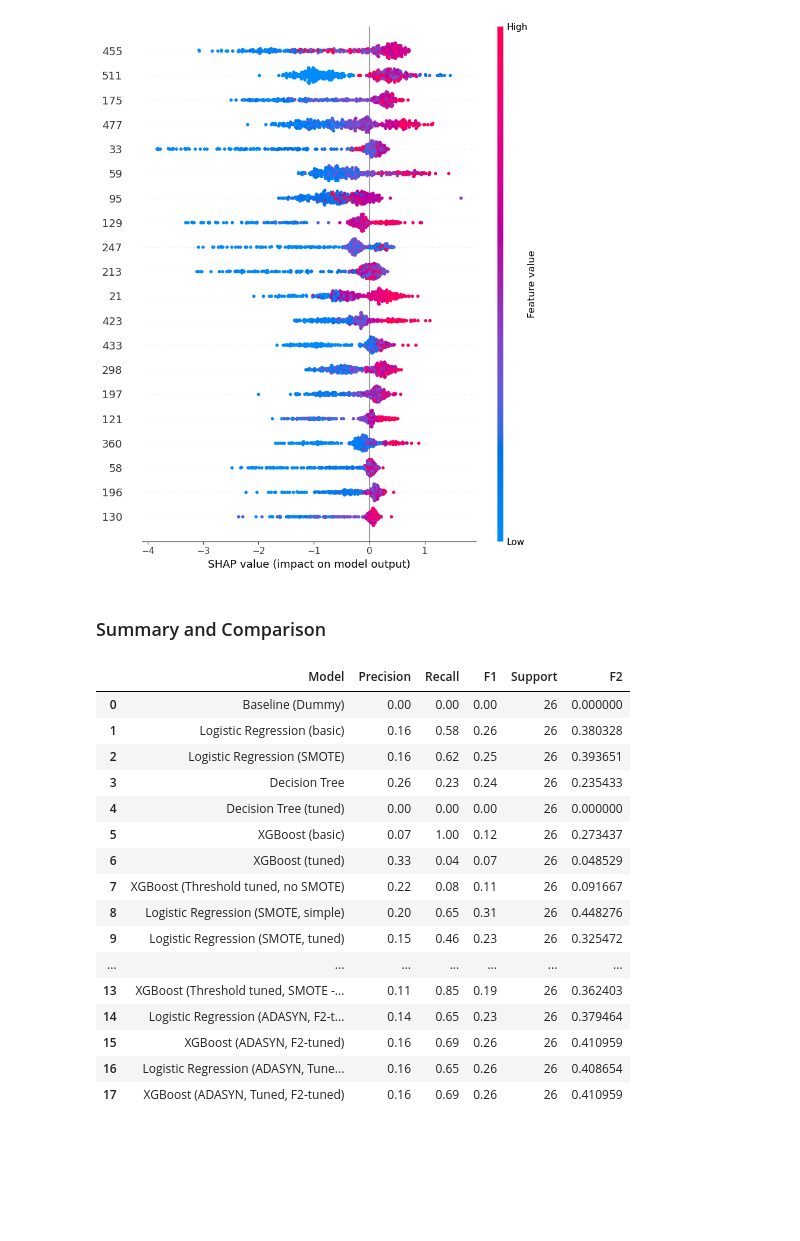
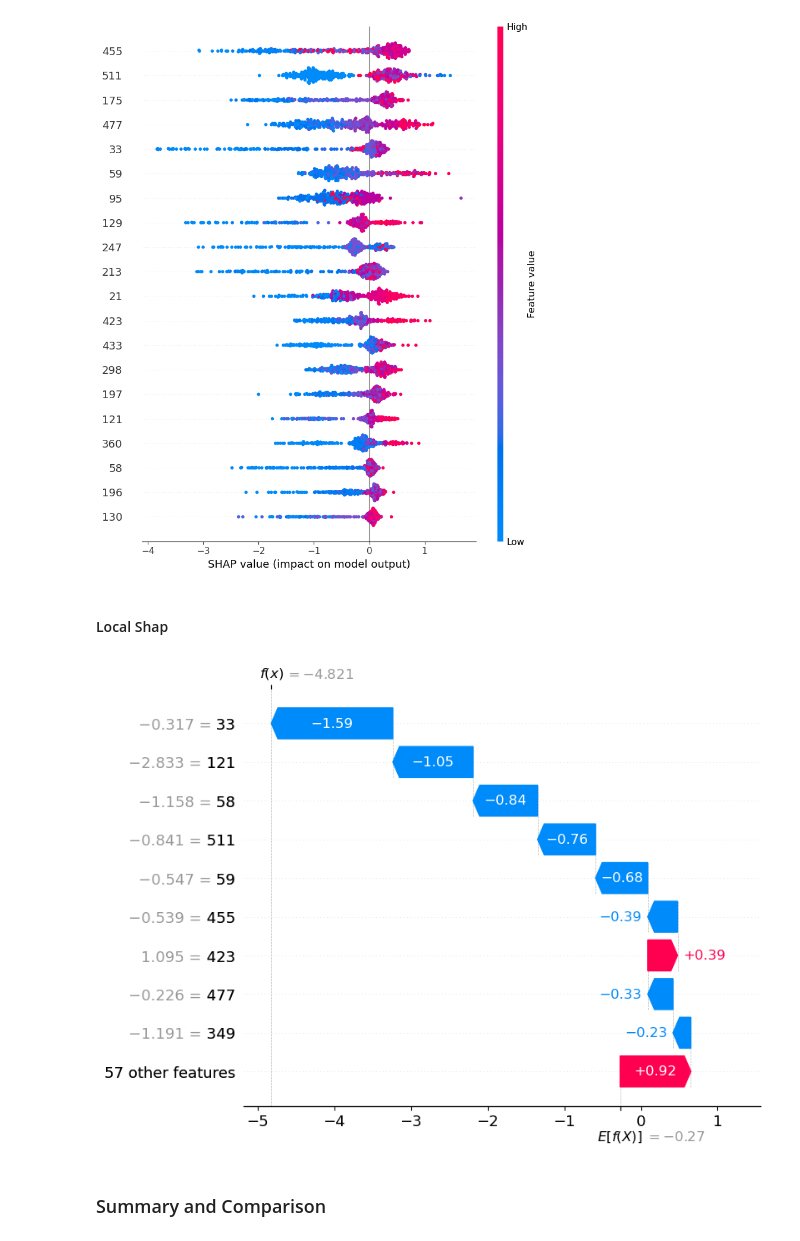
Before and after one commit to vaibhav-9003/Wafer-Detection-ML, a Jupyter notebook: notebooks/Machine Learning .ipynb, the cells around one changed output. Cells and saved outputs as stored; diff of their text form; code cells hidden in the pictures; blank space fills up the shorter version.

```diff
--- a/notebooks/01_Multicolliniarity (2).ipynb
+++ b/notebooks/Machine Learning .ipynb
@@ -907,27 +909,25 @@ shap_values = explainer.shap_values(X_test_scaled)
 shap.summary_plot(shap_values, X_test_scaled, feature_names=X.columns)
 # %% [output]
 [figure]
+# %% [markdown]
+#### Local Shap
+# %%
+import shap
+
+explainer = shap.TreeExplainer(best_xgb_ada)
+
+i = 3
+shap_values = explainer.shap_values(X_test_scaled[i:i+1])
+
+shap.plots.waterfall(shap.Explanation(values=shap_values[0],
+                                      base_values=explainer.expected_value,
+                                      data=X_test_scaled[i],
+                                      feature_names=X.columns))
+# %% [output]
+[figure, added]
 # %% [markdown]
 ### Summary and Comparison
 # %%
 results=pd.read_csv('model_performance_final_cleaned.csv')
 # %%
-results.head(18)
+best_models=results.sort_values(by='F2',ascending=False).head(5)
-# %% [output]
-|  | Model | Precision | Recall | F1 | Support | F2 |
-| 0 | Baseline (Dummy) | 0.00 | 0.00 | 0.00 | 26 | 0.000000 |
-| 1 | Logistic Regression (basic) | 0.16 | 0.58 | 0.26 | 26 | 0.380328 |
-| 2 | Logistic Regression (SMOTE) | 0.16 | 0.62 | 0.25 | 26 | 0.393651 |
-| 3 | Decision Tree | 0.26 | 0.23 | 0.24 | 26 | 0.235433 |
-| 4 | Decision Tree (tuned) | 0.00 | 0.00 | 0.00 | 26 | 0.000000 |
-| 5 | XGBoost (basic) | 0.07 | 1.00 | 0.12 | 26 | 0.273437 |
-| 6 | XGBoost (tuned) | 0.33 | 0.04 | 0.07 | 26 | 0.048529 |
-| 7 | XGBoost (Threshold tuned, no SMOTE) | 0.22 | 0.08 | 0.11 | 26 | 0.091667 |
-| 8 | Logistic Regression (SMOTE, simple) | 0.20 | 0.65 | 0.31 | 26 | 0.448276 |
-| 9 | Logistic Regression (SMOTE, tuned) | 0.15 | 0.46 | 0.23 | 26 | 0.325472 |
-| ... | ... | ... | ... | ... | ... | ... |
-| 13 | XGBoost (Threshold tuned, SMOTE -... | 0.11 | 0.85 | 0.19 | 26 | 0.362403 |
-| 14 | Logistic Regression (ADASYN, F2-t... | 0.14 | 0.65 | 0.23 | 26 | 0.379464 |
-| 15 | XGBoost (ADASYN, F2-tuned) | 0.16 | 0.69 | 0.26 | 26 | 0.410959 |
-| 16 | Logistic Regression (ADASYN, Tune... | 0.16 | 0.65 | 0.26 | 26 | 0.408654 |
-| 17 | XGBoost (ADASYN, Tuned, F2-tuned) | 0.16 | 0.69 | 0.26 | 26 | 0.410959 |
```
Also changed, not shown: parts of 11 cells of this notebook.
